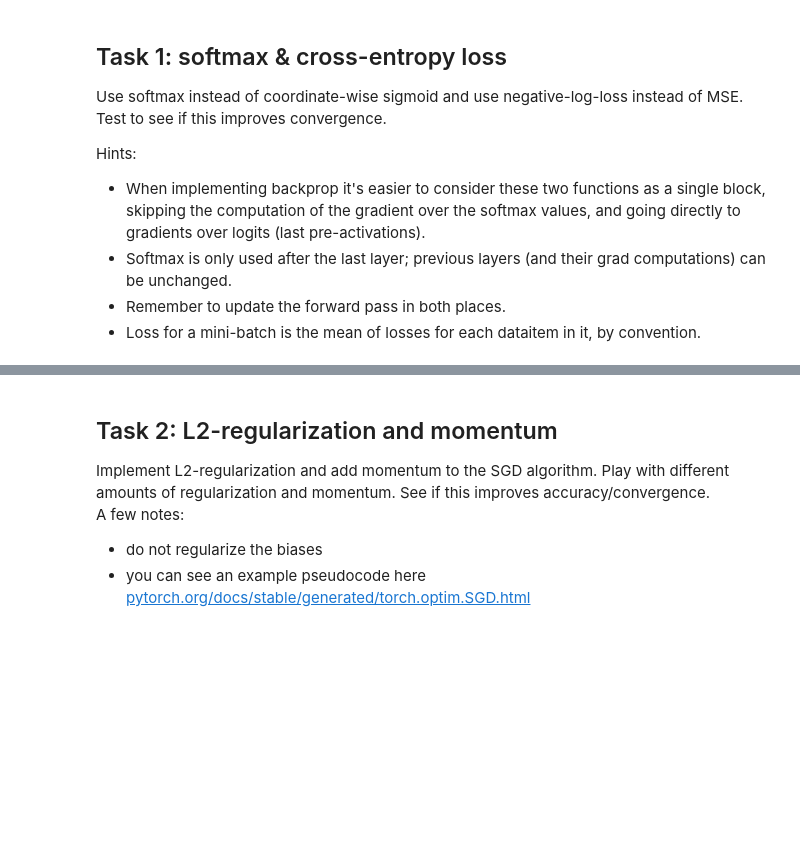
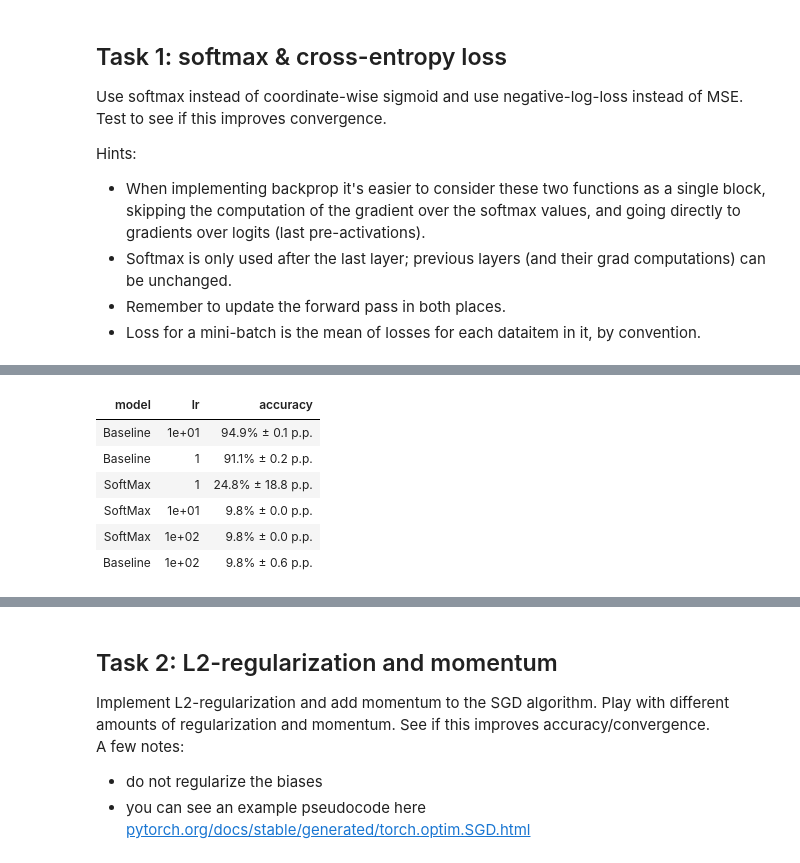
Before and after one commit to MichalSlowakiewicz/Deep-Neural-Network, a Jupyter notebook: dnn_lab_3_mnist_again_student.ipynb, the cells around one changed output, grey strips where cells are left out. Drawn from its saved outputs; the diff is of its cells as text; code cells hidden in the pictures; blank space fills up the shorter version.

```diff
--- a/dnn_lab_3_mnist_again_student.ipynb
+++ b/dnn_lab_3_mnist_again_student.ipynb
@@ -115,6 +124,10 @@ def unstable_softmax(x: FloatNDArray, axis: int = -1) -> FloatNDArray:
 def stable_softmax(x: FloatNDArray, axis: int = -1) -> FloatNDArray:
     ## TODO
     ###{
+    max_x = np.max(x)
+    e = (x - max_x)
+    e = np.exp(e)
+    return e / np.sum(e, axis=axis, keepdims=True)
     ###}
 
 
@@ -408,0 +424,79 @@ model_results.display_results()
+# %%
+from re import X
+class Task1(Network):
+    def __init__(self, sizes: Sequence[int]):
+        super().__init__(sizes=sizes)
+
+    def feedforward(self, x: FloatNDArray) -> FloatNDArray:
+        g = x
+        for w, b in zip(self.weights[:-1], self.biases[:-1], strict=True):
+            f = g @ w.T + b
+            g = sigmoid(f)
+
+        # last layer
+        f = g @ self.weights[-1].T + self.biases[-1]
+        g = stable_softmax(f)
+        return g
+
+    def backprop(
+        self, x: FloatNDArray, y: FloatNDArray
+    ) -> tuple[list[FloatNDArray], list[FloatNDArray]]:
+        B, N0 = x.shape
+        assert N0 == self.sizes[0]
+
+        # Forward pass.
+        fs, gs = [], [x]
+        for w, b in zip(self.weights, self.biases, strict=True):
+            f = gs[-1] @ w.T + b
+            fs.append(f)
+            # last layer
+            if w is self.weights[-1]:
+                g = stable_softmax(f)
+            else:
+                g = sigmoid(f)
+            gs.append(g)
+
+
+        grads_w = [None] * len(self.weights)
+        grads_b = [None] * len(self.biases)
+
+        # delta^L = a^L - y  (dla softmax + cross-entropy)
+        delta = (g - y) / B  # dzielimy przez batch size już tutaj
+
+        grads_w[-1] = delta.T @ gs[-2]  # (N^L, N^{L-1})
+        grads_b[-1] = np.sum(delta, axis=0)  # (N^L,)
+
+        # wcześniejsze warstwy: standardowy backprop z sigmoidem
+        for l in range(2, len(self.sizes)):
+            z = fs[-l]
+            sp = sigmoid_prime(z)
+            delta = (delta @ self.weights[-l + 1]) * sp
+
+            grads_w[-l] = delta.T @ gs[-l - 1]
+            grads_b[-l] = np.sum(delta, axis=0)
+
+        for grad_b, b in zip(grads_b, self.biases, strict=True):
+            assert grad_b.shape == b.shape, f"Shape mismatch: {grad_b.shape=} but {b.shape=}"
+        for grad_w, w in zip(grads_w, self.weights, strict=True):
+            assert grad_w.shape == w.shape, f"Shape mismatch: {grad_w.shape=} but {w.shape=}"
+
+        return grads_w, grads_b
+
+    def cost_derivative(self, a: FloatNDArray, y: FloatNDArray) -> FloatNDArray:
+      """
+      Gradient of the cross-entropy loss over output activations (a).
+      For softmax followed by cross-entropy, this is simply a - y.
+
+      Args:
+      - a: output activations (after softmax), shape (B, N^last).
+      - y: target values (one-hot encoded labels), shape (B, N^last).
+
+      Returns gradients, shape (B, N^last).
+      """
+      assert a.shape == y.shape, f"Shape mismatch: {a.shape=} but {y.shape=}"
+      return (a - y.astype(np.float64))
+
+
+model_results.evaluate_model(model_name="SoftMax", model_constructor=Task1, n_trainings=3)
+model_results.display_results()
+# %% [output]
@@ -408,0 +506,7 @@ model_results.display_results()
+| model | lr | accuracy |
+| Baseline | 1e+01 | 94.9% ± 0.1 p.p. |
+| Baseline | 1 | 91.1% ± 0.2 p.p. |
+| SoftMax | 1 | 24.8% ± 18.8 p.p. |
+| SoftMax | 1e+01 | 9.8% ± 0.0 p.p. |
+| SoftMax | 1e+02 | 9.8% ± 0.0 p.p. |
+| Baseline | 1e+02 | 9.8% ± 0.6 p.p. |
```
Also changed, not shown: parts of 24 cells of this notebook.
